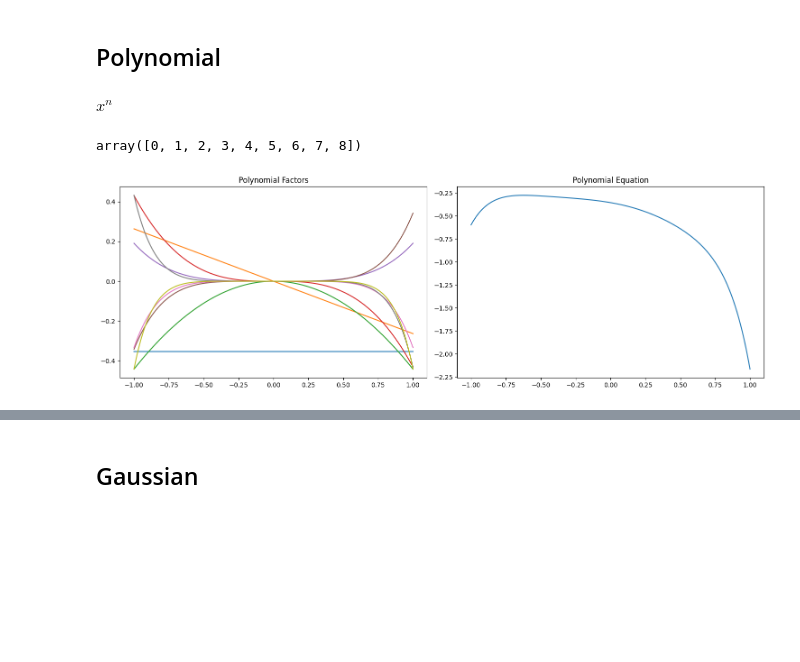
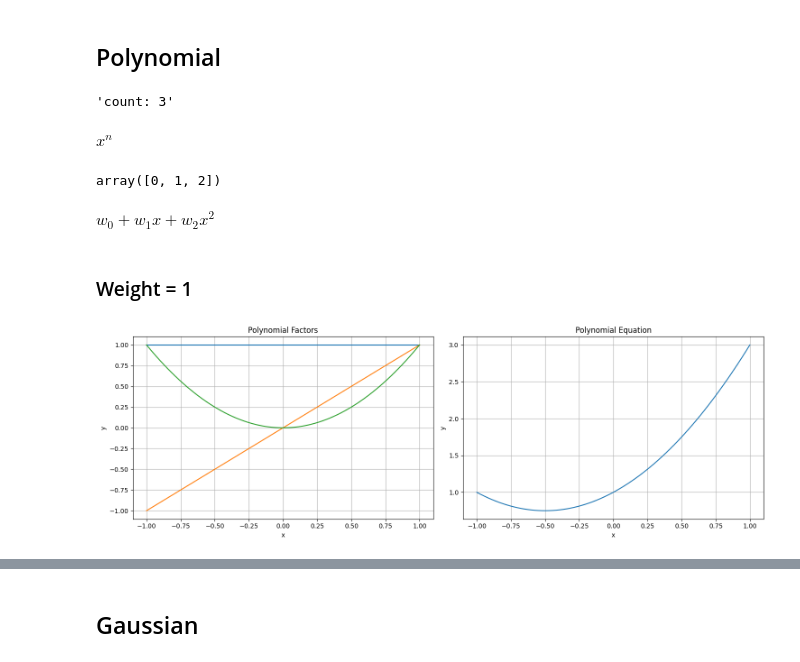
Before and after one commit to dayan3847/machine_learning, a Jupyter notebook: dayan3847/basis_functions/basis_functions.ipynb, the cells around one changed output, grey strips where cells are left out. Cells and saved outputs as stored; diff of their text form; code cells hidden in the pictures; blank space fills up the shorter version.

```diff
--- a/dayan3847/basis_functions/basis_functions.ipynb
+++ b/dayan3847/basis_functions/basis_functions.ipynb
@@ -54,5 +27,11 @@ array([-0.3543727 , -0.26355587, -0.44238637, -0.43112557,  0.19086092,
 # %% [markdown]
 ## Polynomial
+# %%
+# Count of factors
+count: int = 3
+'count: {}'.format(count)
+# %% [output]
+'count: 3'
 # %%
 def factor_polynomial() -> sp.Symbol:
     # Variable
@@ -67,19 +46,34 @@ factor_polynomial()
 $\displaystyle x^{n}$
 # %%
 # Degree list
-d_list: np.array = np.arange(count)
-d_list
+n_list: np.array = np.arange(count)
+n_list
 # %% [output]
-array([0, 1, 2, 3, 4, 5, 6, 7, 8])
+array([0, 1, 2])
+# %%
+def equation_polynomial() -> sp.Symbol:
+    result: sp.Symbol = 0
+    # Variable
+    x = sp.Symbol('x')
+    for i, n in zip(np.arange(count), n_list):
+        wi: sp.Symbol = sp.symbols('w{}'.format(i))
+        result += wi * ( x ** n )
+
+    return result
+
+
+equation_polynomial()
+# %% [output]
+$\displaystyle w_{0} + w_{1} x + w_{2} x^{2}$
 # %%
 # Plot
-def plot_polynomial():
+def plot_polynomial(w_list_):
     fig, ax = plt.subplots(nrows=1, ncols=2, figsize=(15, 5))
     x_plot: np.array = np.linspace(-1, 1, 1000)
 
-    y_plot_e: np.array = np.full(len(x_plot), 0)
-    for w, d in zip(w_list, d_list):
-        y_plot_f: np.array = w * (x_plot ** d)
+    y_plot_e: np.array = np.full(len(x_plot), .0)
+    for w, n in zip(w_list_, n_list):
+        y_plot_f: np.array = w * (x_plot ** n)
         ax[0].plot(x_plot, y_plot_f)
         y_plot_e = y_plot_e + y_plot_f
 
@@ -87,10 +81,17 @@ def plot_polynomial():
     ax[1].set_title('Polynomial Equation')
     ax[1].plot(x_plot, y_plot_e)
 
+    for i in range(2):
+        ax[i].grid(True)
+        ax[i].set_xlabel('x')
+        ax[i].set_ylabel('y')
+
     plt.tight_layout()
     plt.show()
-
-
-plot_polynomial()
-# %% [output]
-[figure, removed]
+# %% [markdown]
+### Weight = 1
+# %%
+w_list = np.full(count, 1)
+plot_polynomial(w_list)
+# %% [output]
+[figure, added]
```
Also changed, not shown: parts of 26 cells of this notebook, 10 other files.
